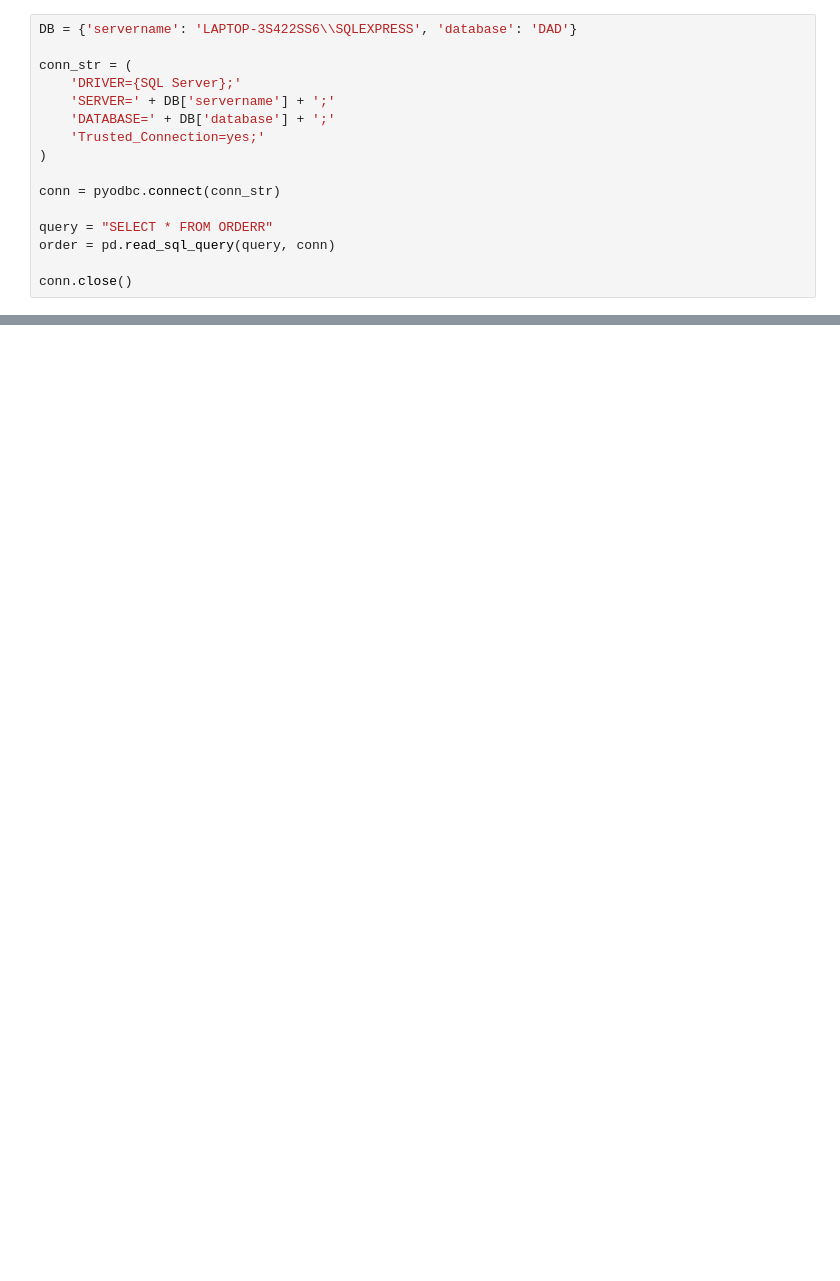
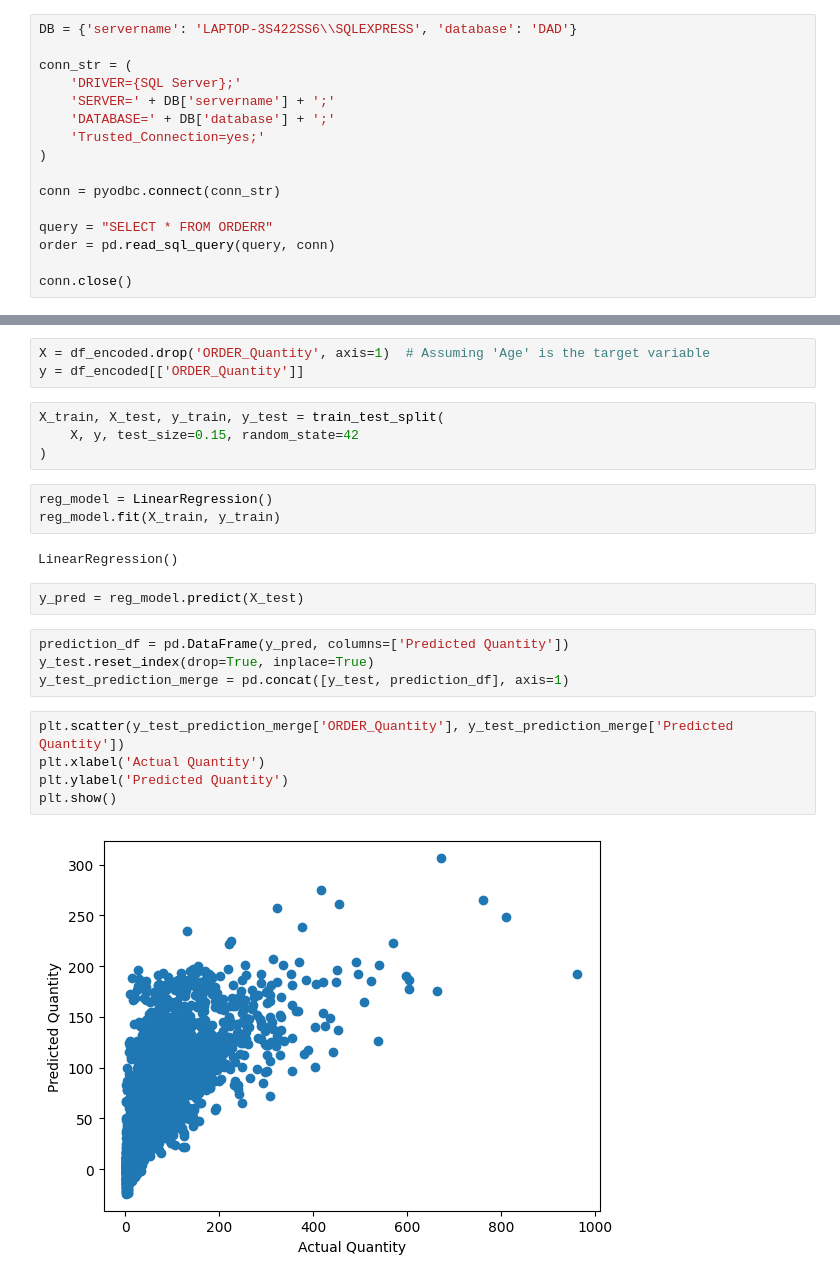
Before and after one commit to troykort/DaD, a Jupyter notebook: Practicum_8.1/Reg_model.ipynb, the cells around one changed output, grey strips where cells are left out. Saved outputs shown, nothing was run; the diff lists cells and outputs as text; blank space fills up the shorter version.

```diff
--- a/Practicum_8.1/Reg_model.ipynb
+++ b/Practicum_8.1/Reg_model.ipynb
@@ -47,0 +70,25 @@ order
+# %%
+X = df_encoded.drop('ORDER_Quantity', axis=1)  # Assuming 'Age' is the target variable
+y = df_encoded[['ORDER_Quantity']]
+# %%
+X_train, X_test, y_train, y_test = train_test_split(
+    X, y, test_size=0.15, random_state=42
+)
+# %%
+reg_model = LinearRegression()
+reg_model.fit(X_train, y_train)
+# %% [output]
+LinearRegression()
+# %%
+y_pred = reg_model.predict(X_test)
+# %%
+prediction_df = pd.DataFrame(y_pred, columns=['Predicted Quantity'])
+y_test.reset_index(drop=True, inplace=True)
+y_test_prediction_merge = pd.concat([y_test, prediction_df], axis=1)
+# %%
+plt.scatter(y_test_prediction_merge['ORDER_Quantity'], y_test_prediction_merge['Predicted Quantity'])
+plt.xlabel('Actual Quantity')
+plt.ylabel('Predicted Quantity')
+plt.show()
+# %% [output]
+[figure, added]
```
Also changed, not shown: parts of 5 cells of this notebook, 1 other file.
